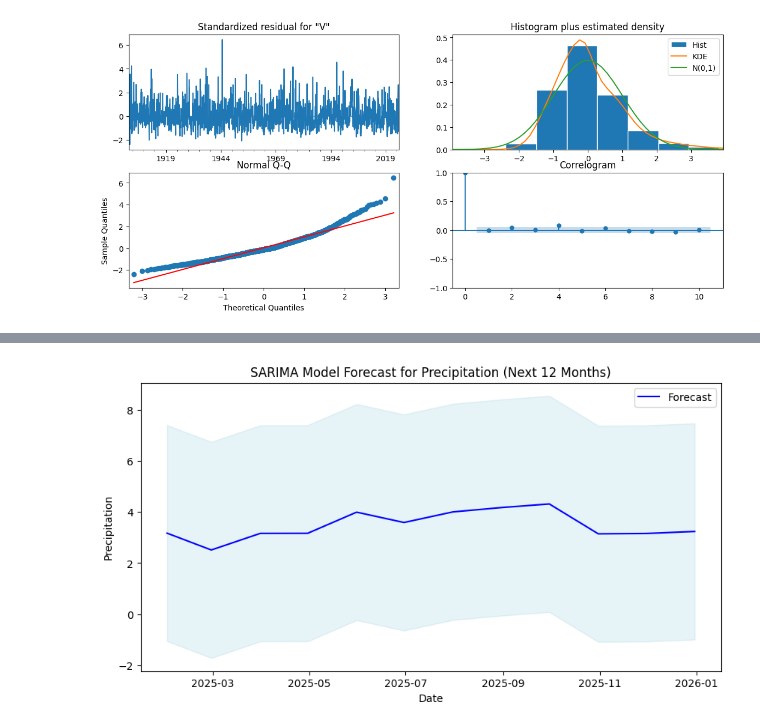
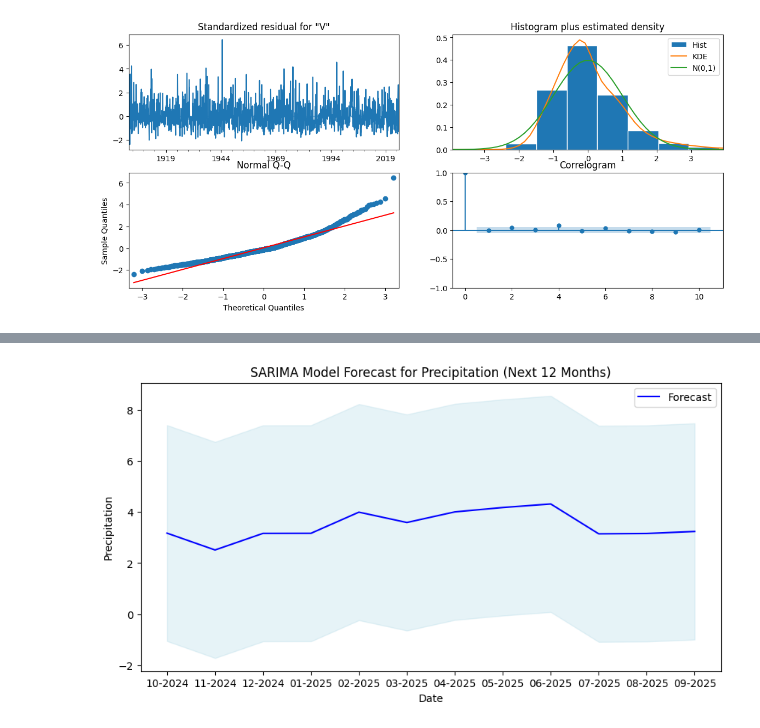
Before and after one commit to phipyao/ds4002-project-2, a Jupyter notebook: SCRIPTS/code-2.ipynb, the cells around one changed output, grey strips where cells are left out. Saved outputs shown, nothing was run; the diff lists cells and outputs as text; code cells hidden in the pictures.

Commit message:
Changed plot title, shifted time for accurate forecast values

```diff
--- a/SCRIPTS/code-2.ipynb
+++ b/SCRIPTS/code-2.ipynb
@@ -247,7 +247,7 @@ plt.show()
 # %%
 # Forecast the next 12 months
 forecast = sarima_fit.get_forecast(steps=12)
-forecast_index = pd.date_range(start=df.index[-1] + pd.DateOffset(months=1), periods=12, freq='M')
+forecast_index = pd.date_range(start=df.index[-4] + pd.DateOffset(months=1), periods=12, freq='M')
 forecast_values = forecast.predicted_mean
 confidence_intervals = forecast.conf_int()
 
@@ -263,0 +264,5 @@ plt.show()
+# %%
+forecast_df = pd.DataFrame({'Date': forecast_index, 'Precipitation': forecast_values})
+forecast_df.set_index('Date', inplace=True)
+forecast_df.index = forecast_df.index.strftime('%m-%Y')
+forecast_df.head()
@@ -264,17 +277,17 @@ plt.show()
 # %%
 # Plot only the forecast
 plt.figure(figsize=(10, 5))
-plt.plot(forecast_index, forecast_values, label='Forecast', color='blue')
+plt.plot(forecast_df.index, forecast_df['Precipitation'], label='Forecast', color='blue')
 
 # Optionally, you can fill the confidence intervals for a clearer visualization
-plt.fill_between(forecast_index, confidence_intervals.iloc[:, 0], confidence_intervals.iloc[:, 1],
+plt.fill_between(forecast_df.index, confidence_intervals.iloc[:, 0], confidence_intervals.iloc[:, 1],
                  color='lightblue', alpha=0.3)
 
 # Customize the plot
 plt.title("SARIMA Model Forecast for Precipitation (Next 12 Months)")
 plt.xlabel("Date")
 plt.ylabel("Precipitation")
 plt.legend()
 plt.show()
 # %% [output]
-[figure, old version]
+[figure, new version]
```
Also changed, not shown: parts of 6 cells of this notebook.
